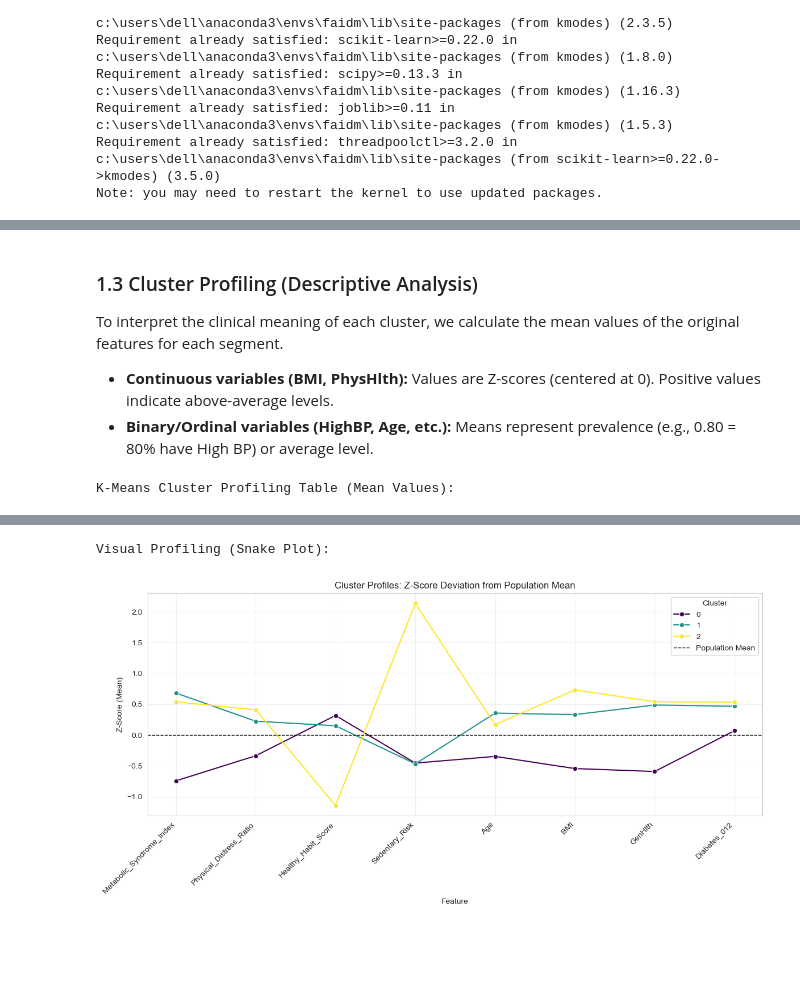
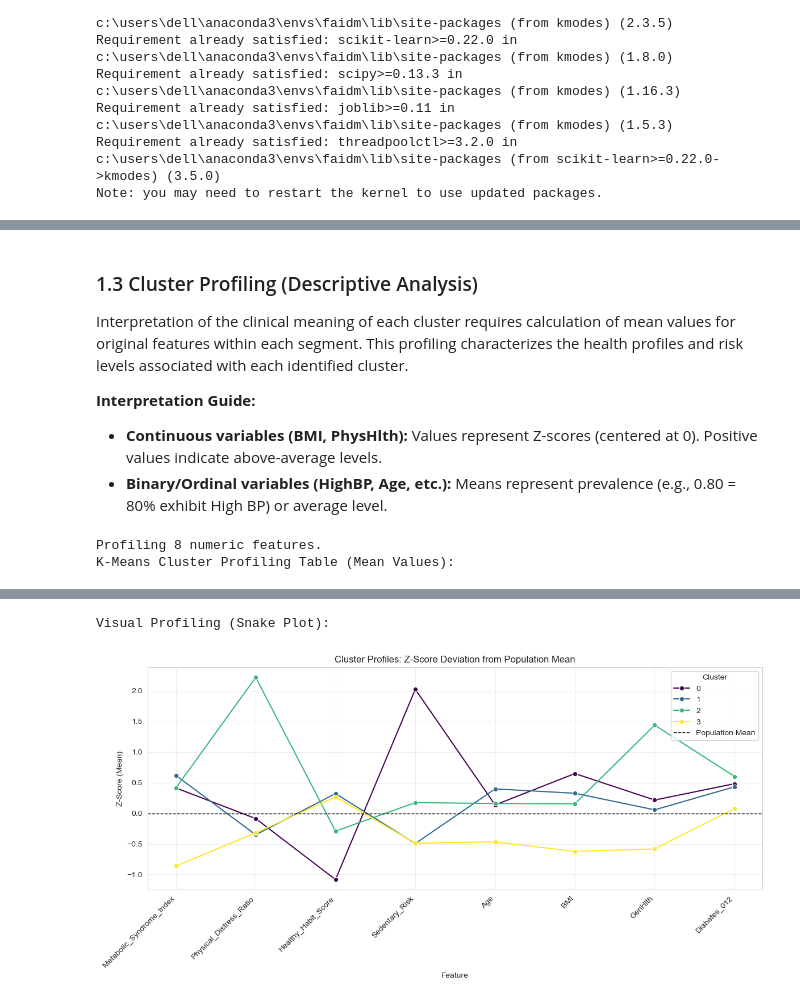
Before and after one commit to RoshanBM/FAIDM-Individual, a Jupyter notebook: diabetes-risk-analysis/notebooks/02_clustering_analysis.ipynb, the cells around one changed output, grey strips where cells are left out. Drawn from its saved outputs; the diff is of its cells as text; code cells hidden in the pictures; blank space fills up the shorter version.

```diff
--- a/diabetes-risk-analysis/notebooks/02_clustering_analysis.ipynb
+++ b/diabetes-risk-analysis/notebooks/02_clustering_analysis.ipynb
@@ -157,6 +166,7 @@ print(f"Explained Variance by Component: {explained_variance[:n_components_95]}"
 # Create the Optimized Dimension-Reduced Dataset for Clustering
 pca_opt = PCA(n_components=n_components_95)
 X_kmeans = pd.DataFrame(pca_opt.fit_transform(X_pca_input))
+X_kmeans.index = X_pca_input.index # Update: Preserve original index to ensure alignment with df for downstream tasks
 X_kmeans.columns = [f"PC{i+1}" for i in range(n_components_95)]
 
 print(f"Transformed Clustering Dataset Shape: {X_kmeans.shape}")
@@ -283,6 +292,6 @@ This ensures our model learns from the full complexity of the data while our hum
 # %%
 # Visualization Configuration
-final_k = 3  # Adjust this based on step 1 results (Elbow/Silhouette)
+final_k = 4  # Adjust this based on step 1 results (Elbow/Silhouette)
 
 # 1. Fit Final K-Means Model on ALL PCA Components (High Performance)
 kmeans_final = KMeans(n_clusters=final_k, random_state=42, n_init=10)
@@ -306,6 +315,14 @@ sns.scatterplot(
     x='PC1_Jitter', y='PC2_Jitter', hue='Cluster', data=viz_df,
     palette='viridis', alpha=0.5, s=15, linewidth=0
 )
+
+# Calculate and Plot Centroids
+centroids = viz_df.groupby('Cluster')[['PC1', 'PC2']].mean()
+plt.scatter(
+    centroids['PC1'], centroids['PC2'],
+    marker='X', s=200, c='red', edgecolors='white', linewidth=2, label='Centroids', zorder=10
+)
+
 plt.title(f'K-Means Clusters (k={final_k}) Visualized with Jitter (Top 2 PCs)', fontsize=14)
 plt.xlabel('Principal Component 1 (Jittered)', fontsize=12)
 plt.ylabel('Principal Component 2 (Jittered)', fontsize=12)
@@ -327,18 +345,28 @@ Name: count, dtype: int64
 # %% [markdown]
 ### 1.3 Cluster Profiling (Descriptive Analysis)
 
-To interpret the clinical meaning of each cluster, we calculate the mean values of the original features for each segment.
-*   **Continuous variables (BMI, PhysHlth):** Values are Z-scores (centered at 0). Positive values indicate above-average levels.
-*   **Binary/Ordinal variables (HighBP, Age, etc.):** Means represent prevalence (e.g., 0.80 = 80% have High BP) or average level.
+Interpretation of the clinical meaning of each cluster requires calculation of mean values for original features within each segment. This profiling characterizes the health profiles and risk levels associated with each identified cluster.
+
+**Interpretation Guide:**
+*   **Continuous variables (BMI, PhysHlth):** Values represent Z-scores (centered at 0). Positive values indicate above-average levels.
+*   **Binary/Ordinal variables (HighBP, Age, etc.):** Means represent prevalence (e.g., 0.80 = 80% exhibit High BP) or average level.
 # %%
 # Define features to profile (excluding the PC columns or labels)
 # We use the columns from the loaded 'df' which are the original features (some scaled)
 # We exclude 'Cluster_KMeans' and 'Cluster_Proto' (if it exists) to avoid errors
 cols_to_exclude = ['Cluster_KMeans', 'Cluster_Proto']
-profile_cols = [col for col in df.columns if col not in cols_to_exclude]
+
+# FIX: Filter explicitly for numeric columns to prevent TypeError on object columns
+# This handles cases where non-numeric columns (like 'Diabetes_Status' or strings) are in df
+numeric_profile_cols = []
+for col in df.columns:
+    if col not in cols_to_exclude and pd.api.types.is_numeric_dtype(df[col]):
+        numeric_profile_cols.append(col)
+
+print(f"Profiling {len(numeric_profile_cols)} numeric features.")
 
 # Group by Cluster and calculate mean
-cluster_profile = df.groupby('Cluster_KMeans')[profile_cols].mean()
+cluster_profile = df.groupby('Cluster_KMeans')[numeric_profile_cols].mean()
 
 # Add Count and Percentage
 cluster_counts = df['Cluster_KMeans'].value_counts()
@@ -353,14 +381,14 @@ print("K-Means Cluster Profiling Table (Mean Values):")
 # Using a gradient to highlight High (Red) vs Low (Green) values
 # Note: For 'Fruits', 'Veggies', 'PhysActivity', higher is technically 'better', but for consistency:
 # Darker colors = Higher Values.
-display(cluster_profile.style.background_gradient(cmap='RdYlGn_r', subset=profile_cols))
+display(cluster_profile.style.background_gradient(cmap='RdYlGn_r', subset=numeric_profile_cols))
 
 print("\nVisual Profiling (Snake Plot):")
 # Melt the dataframe for plotting
-# We use the 'profile_cols' list to ensure we only plot the features, not Count/Percent
+# We use the 'numeric_profile_cols' list to ensure we only plot the features, not Count/Percent
 profile_melted = cluster_profile.reset_index().melt(
     id_vars=['Cluster_KMeans'],
-    value_vars=profile_cols,
+    value_vars=numeric_profile_cols,
     var_name='Feature',
     value_name='Z-Score (Mean)'
 )
@@ -375,6 +403,7 @@ plt.grid(True, alpha=0.3)
 plt.tight_layout()
 plt.show()
 # %% [output]
+Profiling 8 numeric features.
 K-Means Cluster Profiling Table (Mean Values):
 |  | Count | Percent (%) | Metabolic_Syndrome_Index | Physical_Distress_Ratio | Healthy_Habit_Score | ... |
 | Cluster_KMeans |  |  |  |  |  | ... |
@@ -384,3 +414,3 @@ K-Means Cluster Profiling Table (Mean Values):
 Visual Profiling (Snake Plot):
-[figure, old version]
+[figure, new version]
 # %% [markdown]
```
Also changed, not shown: parts of 27 cells of this notebook, 2 other files.
